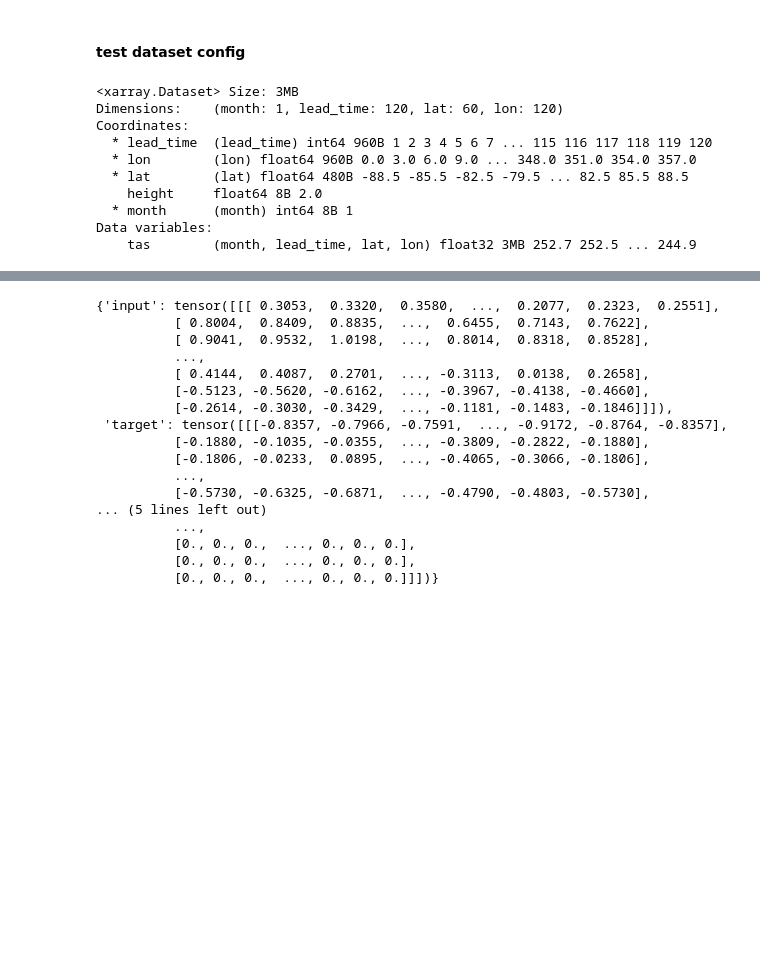
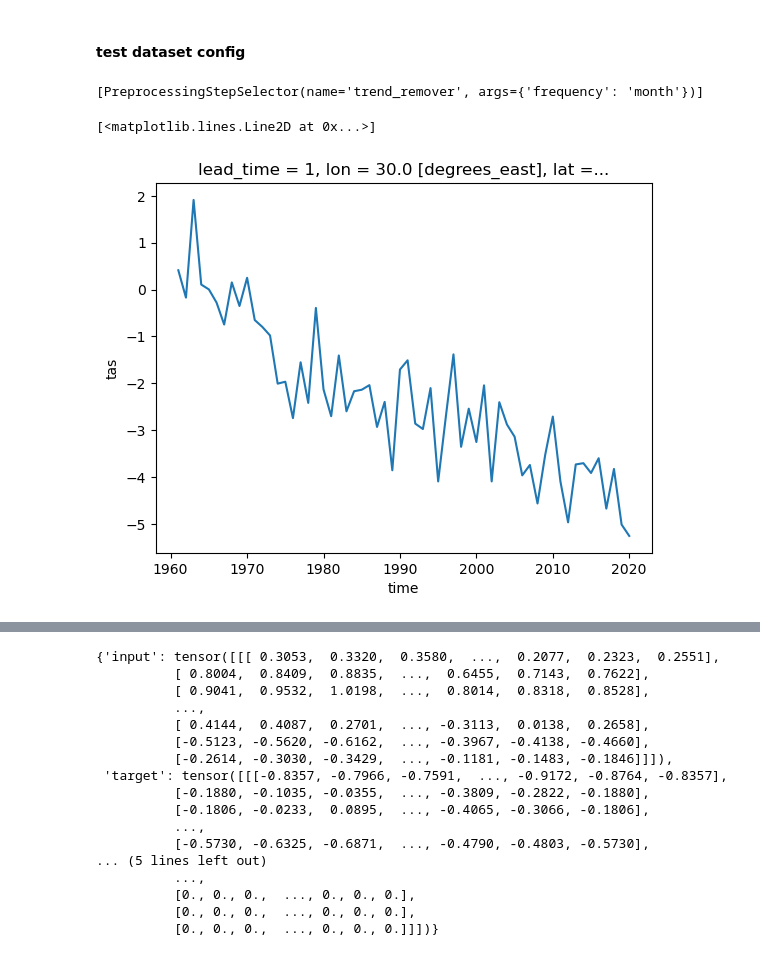
Before and after one commit to ParsaGooya/CCCma-PPP, a Jupyter notebook: test.ipynb, the cells around one changed output, grey strips where cells are left out. Cells and saved outputs as stored; diff of their text form; code cells hidden in the pictures; blank space fills up the shorter version.

Commit message:
stashed chnages- non pipeline related

```diff
--- a/test.ipynb
+++ b/test.ipynb
@@ -37,8 +34,8 @@ eval(str(a))
 # %%
 model_path = '/space/hall7/sitestore/eccc/crd/cccma/users/rpg002/data/tas/forecast_data/datetime'
 observation_path = '/space/hall7/sitestore/eccc/crd/cccma/users/rpg002/data/tas/observations/ERA5/datetime'
-input_pp = PreprocessingPipeline([PreprocessingStepSelector(name = 'anomalies', args = {'dims' : ["time"],
-                                                                                        'frequency' : "month" })])#,PreprocessingStepSelector(name = 'flattener')])
+input_pp = PreprocessingPipeline([PreprocessingStepSelector(name = 'trend_remover')])#, args = {#'dims' : ["time"],
+                                                                                    #    'frequency' : "month" })])#,PreprocessingStepSelector(name = 'flattener')])
 target_pp = PreprocessingPipeline([PreprocessingStepSelector(name = 'standardizer', args = {'dims' : ["time"],
                                                                                         'frequency' : "month"})])#,PreprocessingStepSelector(name = 'flattener')])
 name = ['tas']
@@ -79,22 +65,12 @@ config_ds_inference = InferenceDatasetConfig(model=model,condition_method='same_
 # print('available train time: ', config_ds.available_train_time)
 # %%
 ## test saving:
-config_ds.fit_preprocessors(train_times = slice('1980','2000'), save = True)
+config_ds.fit_preprocessors(train_times = config_ds.model.time_range[:120], save = True)
 ## test loading:
 # config_ds._load_fitted_preprocessors(load_dir= '.')
 # %%
 config_ds_inference.load_fitted_preprocessors()
-# %%
-config_ds.model.preprocessing_pipeline.get_preprocessors('anomalies').mean
-#
-# %% [output]
-<xarray.Dataset> Size: 3MB
-Dimensions:    (month: 1, lead_time: 120, lat: 60, lon: 120)
-Coordinates:
-  * lead_time  (lead_time) int64 960B 1 2 3 4 5 6 7 ... 115 116 117 118 119 120
-  * lon        (lon) float64 960B 0.0 3.0 6.0 9.0 ... 348.0 351.0 354.0 357.0
-  * lat        (lat) float64 480B -88.5 -85.5 -82.5 -79.5 ... 82.5 85.5 88.5
-    height     float64 8B 2.0
-  * month      (month) int64 8B 1
-Data variables:
-    tas        (month, lead_time, lat, lon) float32 3MB 252.7 252.5 ... 244.9
+# %%
+config_ds.model.preprocessing_pipeline.preprocessors_list
+# %% [output]
+[PreprocessingStepSelector(name='trend_remover', args={'frequency': 'month'})]
@@ -100,0 +79,8 @@ Data variables:
+# %%
+ds = xr.open_mfdataset(model_path+ '/*.nc').isel(ensembles = 0).rename({"year" : "time"})
+tr = config_ds.model.preprocessing_pipeline.get_preprocessors('trend_remover')
+# %%
+(tr.transform(ds.sel(lead_time = [1], lat = [30], lon = [30], method = 'nearest')))['tas'].plot()
+# %% [output]
+[<matplotlib.lines.Line2D at 0x...>]
+[figure, added]
```
Also changed, not shown: parts of 32 cells of this notebook, 3 other files.
